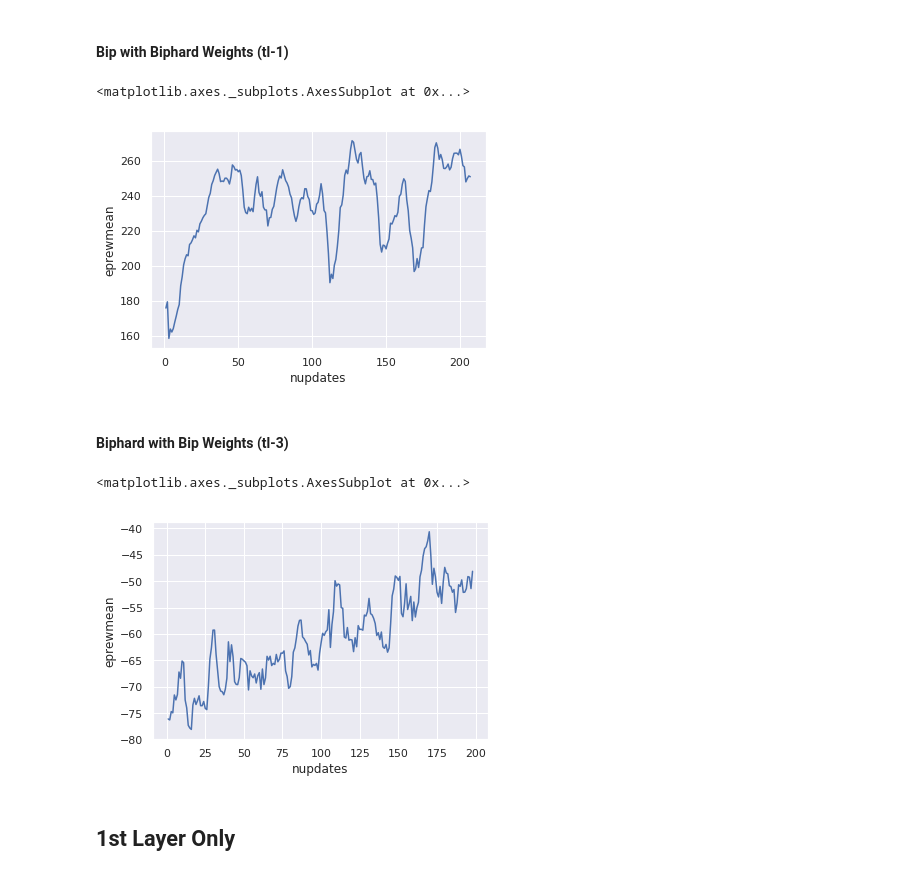
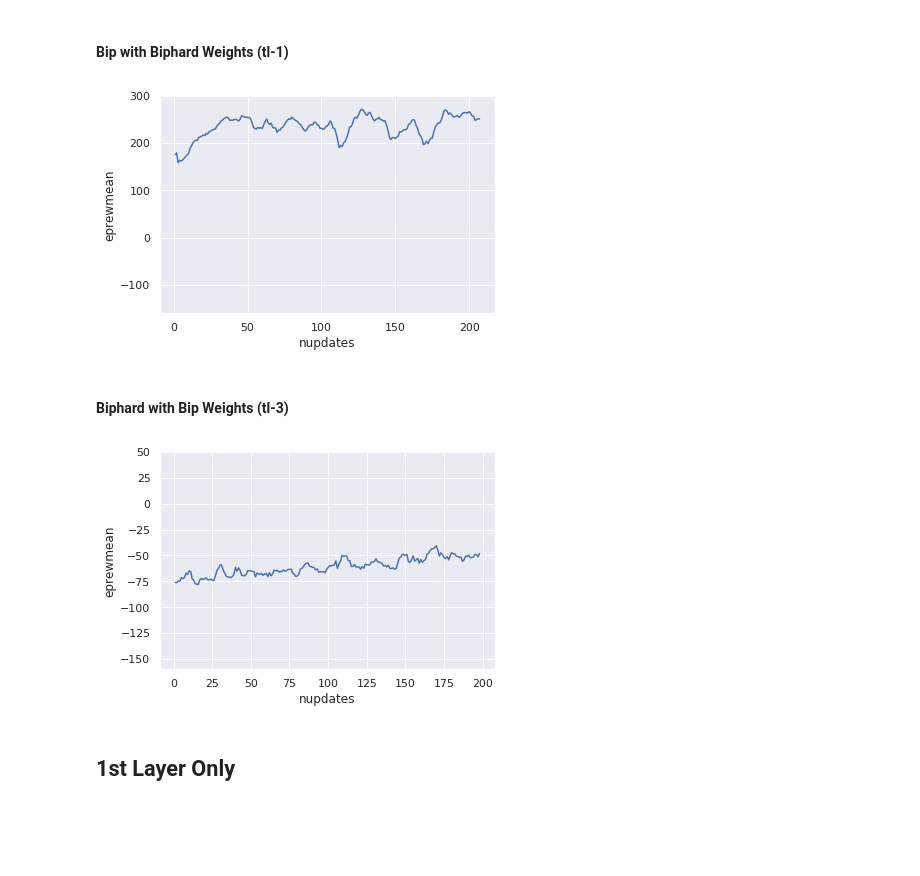
Before and after one commit to tjcdev/mlpgroup009, a Jupyter notebook: analysis/Analysis.ipynb, the cells around one changed output. Saved outputs shown, nothing was run; the diff lists cells and outputs as text; code cells hidden in the pictures; blank space fills up the shorter version.

Commit message:
change graphing limits

```diff
--- a/analysis/Analysis.ipynb
+++ b/analysis/Analysis.ipynb
@@ -43,17 +46,19 @@ sns.lineplot(x="nupdates", y="eprewmean", data=check)
 # %%
 tl_bip = pd.read_json('tl-bip-with-biphard.json')
 sns.lineplot(x="nupdates", y="eprewmean", data=tl_bip)
+plt.ylim(-160, 300)
+plt.show()
 # %% [output]
-<matplotlib.axes._subplots.AxesSubplot at 0x...>
-[figure, old version]
+[figure, new version]
 # %% [markdown]
 #### Biphard with Bip Weights (tl-3)
 # %%
 tl_biphard = pd.read_json('tl-biphard-with-bip.json')
 sns.lineplot(x="nupdates", y="eprewmean", data=tl_biphard)
+plt.ylim(-160, 50)
+plt.show()
 # %% [output]
-<matplotlib.axes._subplots.AxesSubplot at 0x...>
-[figure, old version]
+[figure, new version]
 # %% [markdown]
 ## 1st Layer Only
 # %% [markdown]
```
Also changed, not shown: parts of 8 cells of this notebook.
